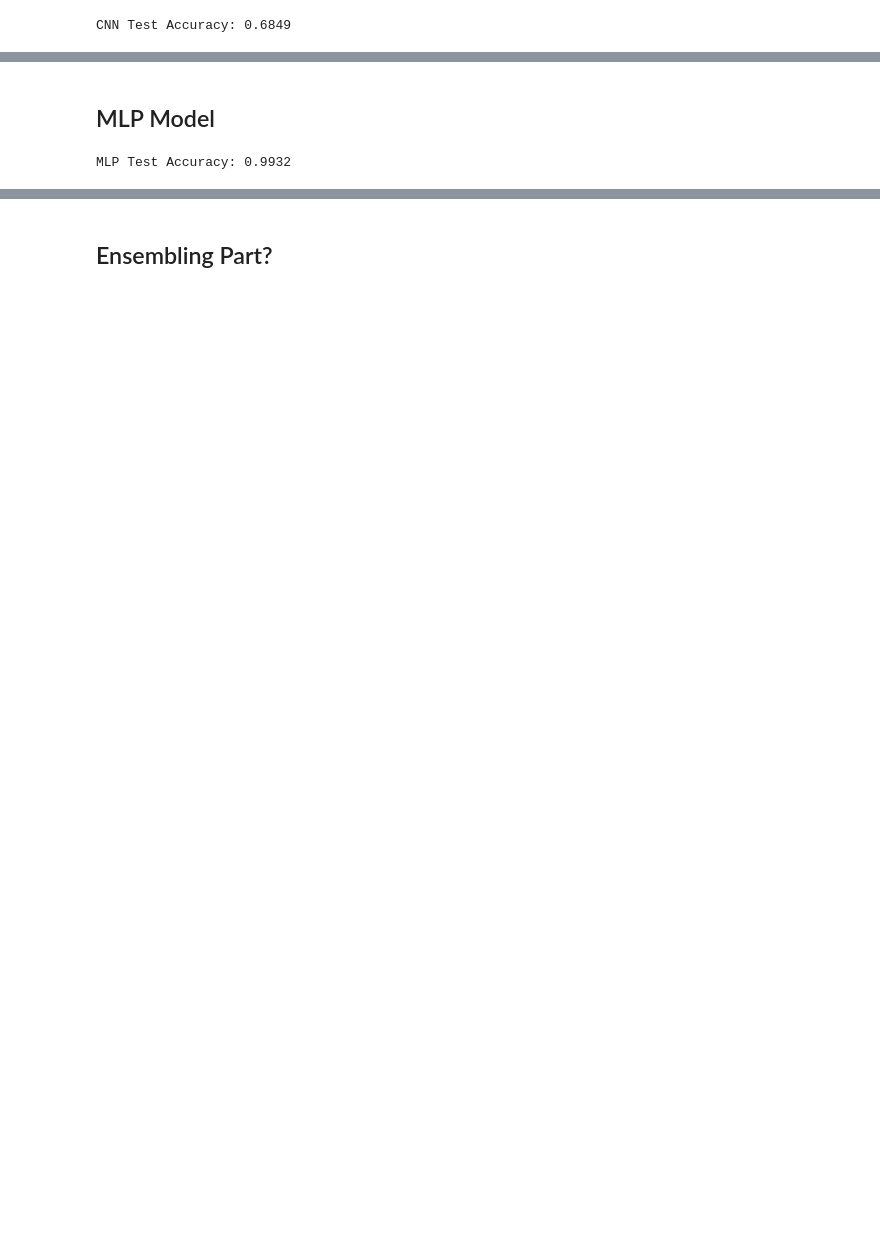
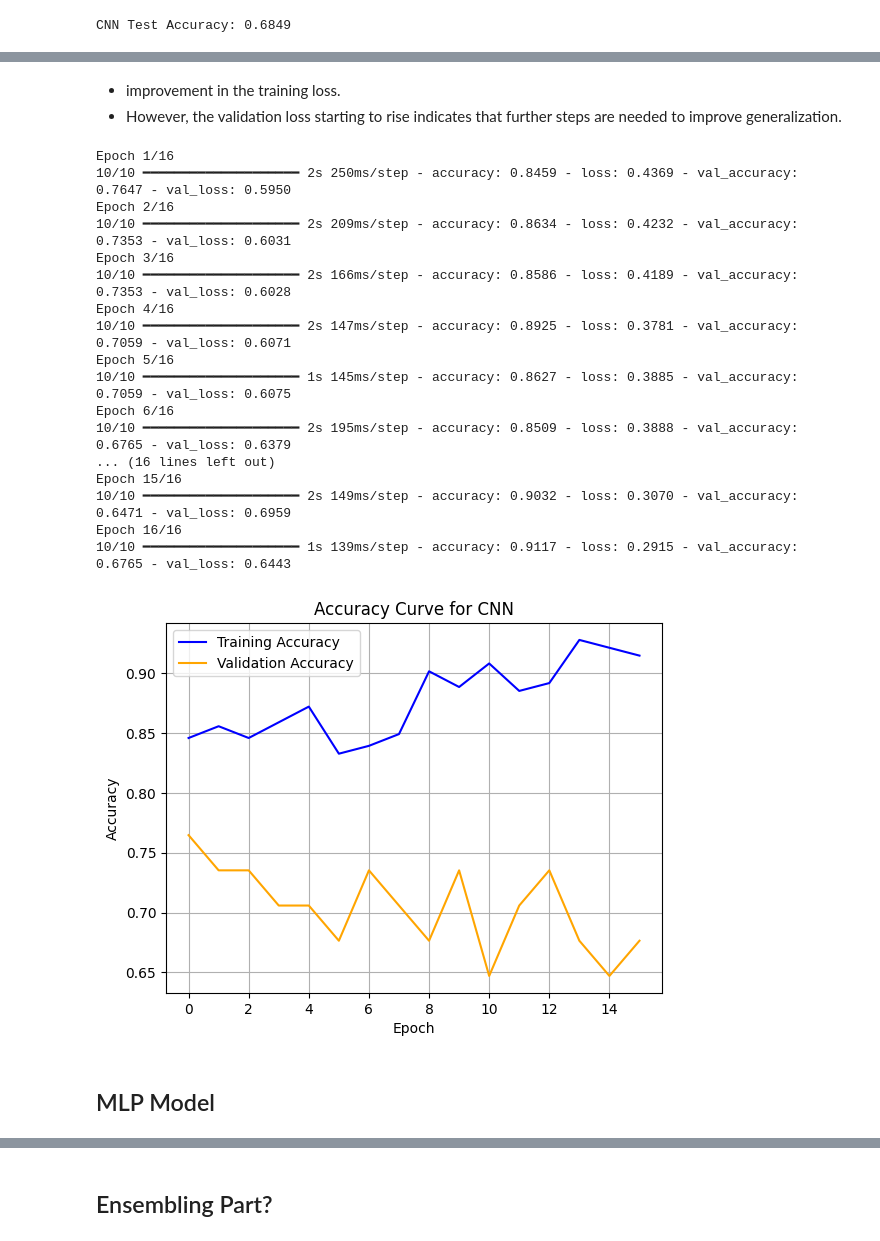
Before and after one commit to bchan42/photo_classification, a Jupyter notebook: CNN_MLP.ipynb, the cells around one changed output, grey strips where cells are left out. Saved outputs shown, nothing was run; the diff lists cells and outputs as text; code cells hidden in the pictures; blank space fills up the shorter version.

```diff
--- a/CNN_MLP.ipynb
+++ b/CNN_MLP.ipynb
@@ -148,3 +301,44 @@ CNN Test Accuracy: 0.6849
+# %% [markdown]
+- improvement in the training loss.
+- However, the validation loss starting to rise indicates that further steps are needed to improve generalization.
+# %%
+import matplotlib.pyplot as plt
+
+# Train the model and store history
+history = cnn_model.fit(X_train_cnn, y_train, epochs=16, batch_size=32, validation_split=0.1)
+
+# Get the accuracy history from the training and validation data
+train_acc = history.history['accuracy']
+val_acc = history.history['val_accuracy']
+
+# Plotting the accuracy curve
+plt.plot(train_acc, label='Training Accuracy', color='blue')
+plt.plot(val_acc, label='Validation Accuracy', color='orange')
+plt.title('Accuracy Curve for CNN')
+plt.xlabel('Epoch')
+plt.ylabel('Accuracy')
+plt.legend()
+plt.grid(True)
+plt.show()
+# %% [output]
+Epoch 1/16
+10/10 ━━━━━━━━━━━━━━━━━━━━ 2s 250ms/step - accuracy: 0.8459 - loss: 0.4369 - val_accuracy: 0.7647 - val_loss: 0.5950
+Epoch 2/16
+10/10 ━━━━━━━━━━━━━━━━━━━━ 2s 209ms/step - accuracy: 0.8634 - loss: 0.4232 - val_accuracy: 0.7353 - val_loss: 0.6031
+Epoch 3/16
+10/10 ━━━━━━━━━━━━━━━━━━━━ 2s 166ms/step - accuracy: 0.8586 - loss: 0.4189 - val_accuracy: 0.7353 - val_loss: 0.6028
+Epoch 4/16
+10/10 ━━━━━━━━━━━━━━━━━━━━ 2s 147ms/step - accuracy: 0.8925 - loss: 0.3781 - val_accuracy: 0.7059 - val_loss: 0.6071
+Epoch 5/16
+10/10 ━━━━━━━━━━━━━━━━━━━━ 1s 145ms/step - accuracy: 0.8627 - loss: 0.3885 - val_accuracy: 0.7059 - val_loss: 0.6075
+Epoch 6/16
+10/10 ━━━━━━━━━━━━━━━━━━━━ 2s 195ms/step - accuracy: 0.8509 - loss: 0.3888 - val_accuracy: 0.6765 - val_loss: 0.6379
+... (16 lines left out)
+Epoch 15/16
+10/10 ━━━━━━━━━━━━━━━━━━━━ 2s 149ms/step - accuracy: 0.9032 - loss: 0.3070 - val_accuracy: 0.6471 - val_loss: 0.6959
+Epoch 16/16
+10/10 ━━━━━━━━━━━━━━━━━━━━ 1s 139ms/step - accuracy: 0.9117 - loss: 0.2915 - val_accuracy: 0.6765 - val_loss: 0.6443
+[figure, added]
 # %% [markdown]
 ## MLP Model
 # %%
@@ -229,14 +371,0 @@ mlp_predictions = mlp_model.predict(X_test_feat)
-# %%
-from sklearn.metrics import accuracy_score
-
-# Get probabilities for the positive class (class 1)
-mlp_predictions_proba = mlp_model.predict_proba(X_test_feat)[:, 1]
-
-# Convert probabilities to binary class predictions using threshold (0.5)
-mlp_predictions = (mlp_predictions_proba >= 0.5).astype(int)
-
-# Calculate accuracy
-mlp_accuracy = accuracy_score(y_test, mlp_predictions)
-print(f"MLP Test Accuracy: {mlp_accuracy:.4f}")
-# %% [output]
-MLP Test Accuracy: 0.9932
```
Also changed, not shown: parts of 22 cells of this notebook, 1 other file.
